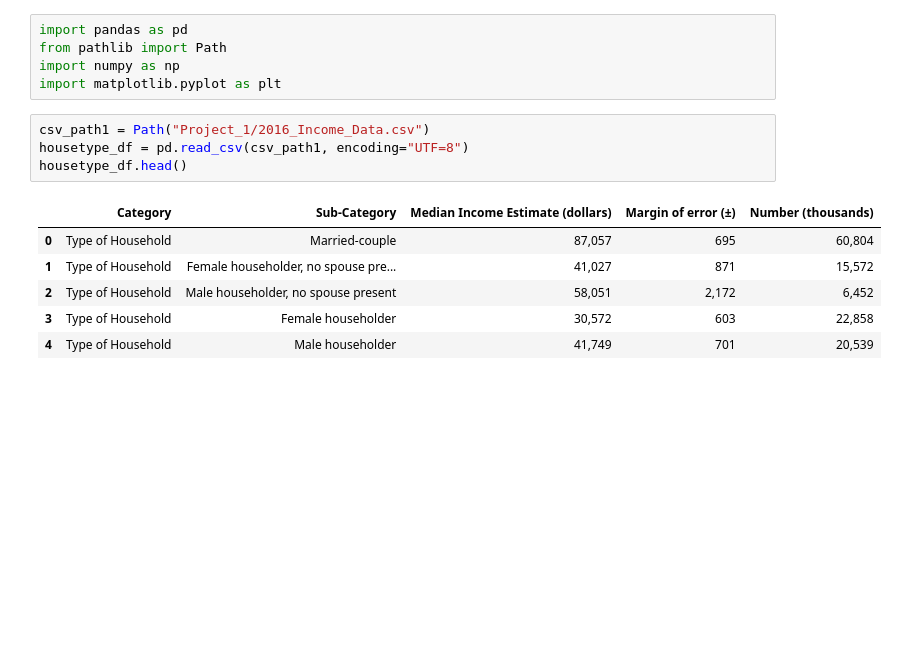
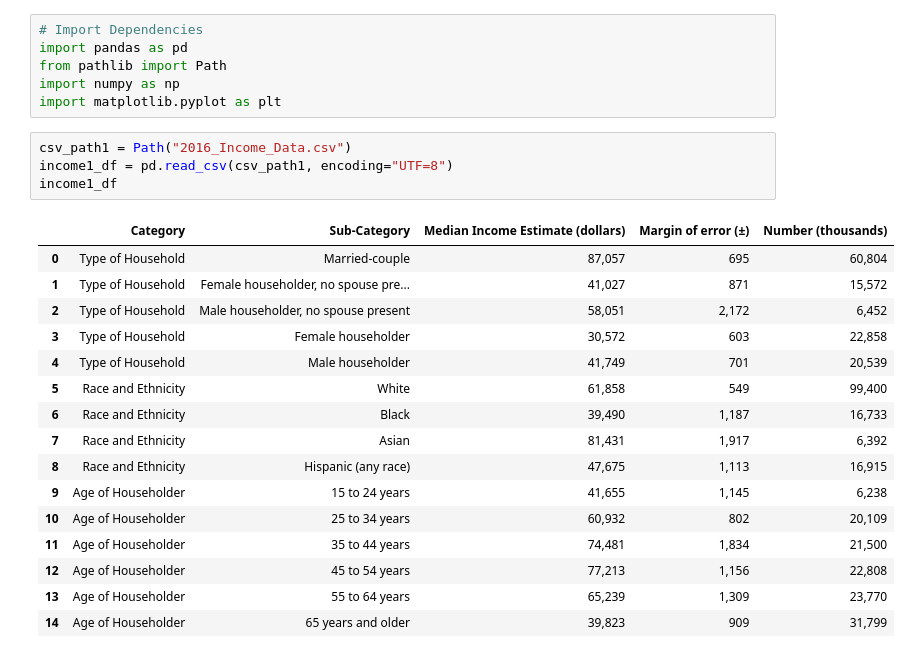
Before and after one commit to Sharkb8t/Project_1, a Jupyter notebook: Project_1.ipynb, the cells around one changed output. Saved outputs shown, nothing was run; the diff lists cells and outputs as text; blank space fills up the shorter version.

Commit message:
Generated Dataframes for code.

```diff
--- a/Project_1.ipynb
+++ b/Project_1.ipynb
@@ -1,16 +1,27 @@
 # %%
+# Import Dependencies
 import pandas as pd
 from pathlib import Path
 import numpy as np
 import matplotlib.pyplot as plt
 # %%
-csv_path1 = Path("Project_1/2016_Income_Data.csv")
-housetype_df = pd.read_csv(csv_path1, encoding="UTF=8")
-housetype_df.head()
+csv_path1 = Path("2016_Income_Data.csv")
+income1_df = pd.read_csv(csv_path1, encoding="UTF=8")
+income1_df
 # %% [output]
 |  | Category | Sub-Category | Median Income Estimate (dollars) | Margin of error (±) | Number (thousands) |
 | 0 | Type of Household | Married-couple | 87,057 | 695 | 60,804 |
 | 1 | Type of Household | Female householder, no spouse pre... | 41,027 | 871 | 15,572 |
 | 2 | Type of Household | Male householder, no spouse present | 58,051 | 2,172 | 6,452 |
 | 3 | Type of Household | Female householder | 30,572 | 603 | 22,858 |
 | 4 | Type of Household | Male householder | 41,749 | 701 | 20,539 |
+| 5 | Race and Ethnicity | White | 61,858 | 549 | 99,400 |
+| 6 | Race and Ethnicity | Black | 39,490 | 1,187 | 16,733 |
+| 7 | Race and Ethnicity | Asian | 81,431 | 1,917 | 6,392 |
+| 8 | Race and Ethnicity | Hispanic (any race) | 47,675 | 1,113 | 16,915 |
+| 9 | Age of Householder | 15 to 24 years | 41,655 | 1,145 | 6,238 |
+| 10 | Age of Householder | 25 to 34 years | 60,932 | 802 | 20,109 |
+| 11 | Age of Householder | 35 to 44 years | 74,481 | 1,834 | 21,500 |
+| 12 | Age of Householder | 45 to 54 years | 77,213 | 1,156 | 22,808 |
+| 13 | Age of Householder | 55 to 64 years | 65,239 | 1,309 | 23,770 |
+| 14 | Age of Householder | 65 years and older | 39,823 | 909 | 31,799 |
```
Also changed, not shown: parts of 12 cells of this notebook.
